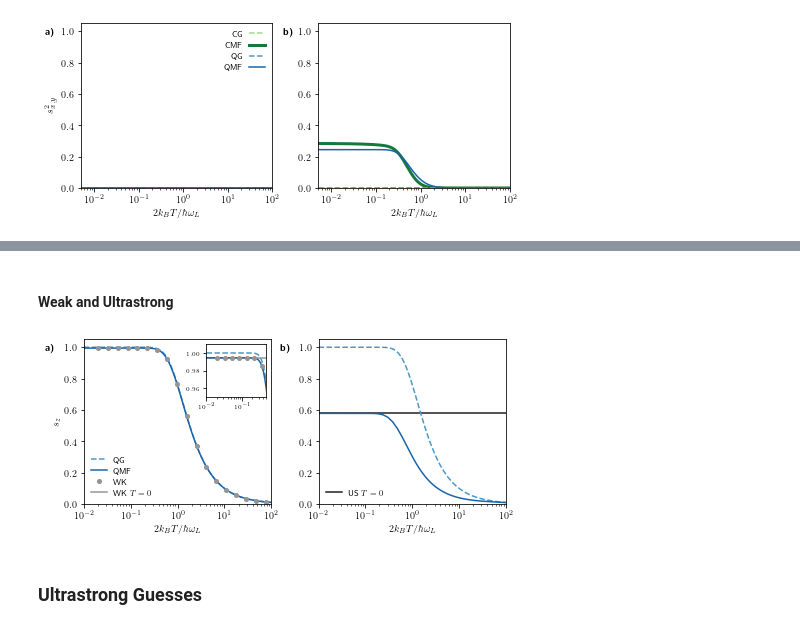
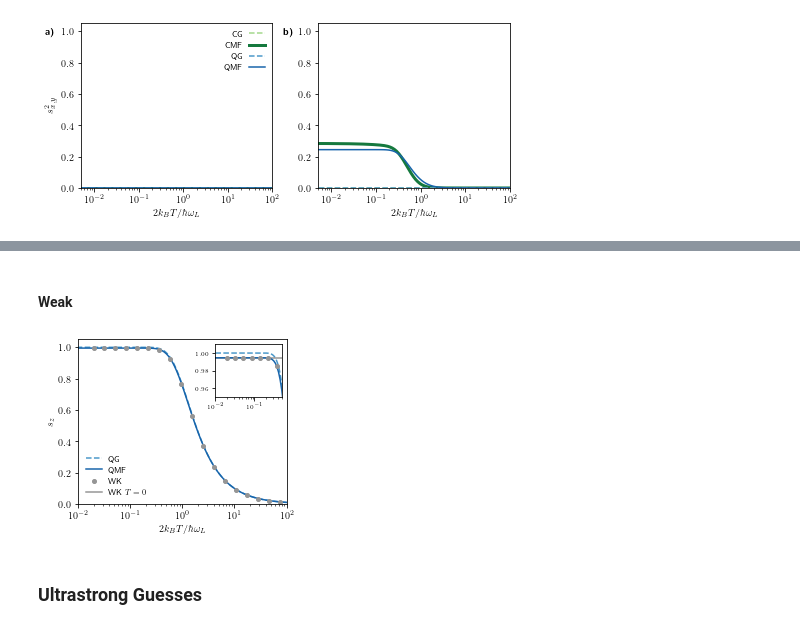
Before and after one commit to quantum-exeter/QuantumSpinDynamics, a Jupyter notebook: plot/plotStatics.ipynb, the cells around one changed output, grey strips where cells are left out. Cells and saved outputs as stored; diff of their text form; code cells hidden in the pictures.

Commit message:
sz vs. T graphs decluttered. Appendix graph produced with QD and TEMPO.

```diff
--- a/plot/plotStatics.ipynb
+++ b/plot/plotStatics.ipynb
@@ -271,61 +302,43 @@ plt.savefig('C://Users//crh222//Dropbox//PhD//1. 3D Project///Paper//Graphs//sxy
 # %% [markdown]
-#### Weak and Ultrastrong ####
+#### Weak ####
 # %%
-fig, ax = plt.subplots(1, 2, figsize=(6.75, 3))  #size in inches
+fig, ax = plt.subplots(1, 1, figsize=(3.75, 3))  #size in inches
 
 bcmap = plt.get_cmap('Blues')
 ocmap = plt.get_cmap('YlGn')
 rcmap = plt.get_cmap('Greys')
 
-ax[0].set_xlabel("$2k_B T/\hbar\omega_L$")
-ax[1].set_xlabel("$2k_B T/\hbar\omega_L$")
-ax[0].set_ylabel("$s_z$")
+ax.set_xlabel("$2k_B T/\hbar\omega_L$")
+ax.set_ylabel("$s_z$")
 
-for i in [0, 1]:
-        ax[i].set_xlim(1.0e-2, 1.0e2)
-        ax[i].set_ylim(0.0, 1.05)
-
-def clGibbs(T):
-    return(1/np.tanh(1/T) - T)
+ax.set_xlim(1.0e-2, 1.0e2)
+ax.set_ylim(0.0, 1.05)
 
 ##### Weak ######
 
-ax[0].semilogx(dataG_qu[:,0], dataG_qu[:,3], color=bcmap(0.6), linestyle='--', label='QG') # Gibbs
-ax[0].semilogx(data3D_MFGS_wk[:,0], data3D_MFGS_wk[:,1], color=bcmap(0.8), label='QMF') # MFGS
-ax[0].semilogx(2*data3D_wk[:,0], data3D_wk[:,1], 'o', markersize=4, label='WK', color=rcmap(0.5)) # Weak Approximation
+ax.semilogx(dataG_qu[:,0], dataG_qu[:,3], color=bcmap(0.6), linestyle='--', label='QG') # Gibbs
+ax.semilogx(data3D_MFGS_wk[:,0], data3D_MFGS_wk[:,1], color=bcmap(0.8), label='QMF') # MFGS
+ax.semilogx(2*data3D_wk[:,0], data3D_wk[:,1], 'o', markersize=4, label='WK', color=rcmap(0.5)) # Weak Approximation
 
-axins0 = inset_axes(ax[0], width="32%", height="32%", loc=1, borderpad=0.6)
+axins0 = inset_axes(ax, width="32%", height="32%", loc=1, borderpad=0.6)
 axins0.semilogx(dataG_qu[:,0], dataG_qu[:,3], color=bcmap(0.6), linestyle='--')
 axins0.axhline(0.9944940859343847, color=rcmap(0.5), label='WK $T=0$')
 axins0.semilogx(data3D_MFGS_wk[:,0], data3D_MFGS_wk[:,1], color=bcmap(0.8))
 axins0.semilogx(2*data3D_wk[:,0], data3D_wk[:,1], 'o', markersize=4, color=rcmap(0.5))
 
 axins0.tick_params(labelsize=6)
 
 axins0.set_xlim(1.0e-2, 0.5)
 axins0.set_ylim(0.95, 1.01)
 
-##### Ultrastrong #####
-
-ax[1].semilogx(dataG_qu[:,0], dataG_qu[:,3], color=bcmap(0.6), linestyle='--') # Gibbs
-ax[1].semilogx(data3D_MFGS_us_prmk[:,0], data3D_MFGS_us_prmk[:,1], color=bcmap(0.8)) # MFGS
-ax[1].axhline(1/np.sqrt(3), color=rcmap(0.9), label='US $T=0$', zorder=0)
-
-ax[0].text(0.15e-2, 0.98, '\\textbf{a)}')
-ax[1].text(0.15e-2, 0.98, '\\textbf{b)}')
-
-handles, labels = ax[0].get_legend_handles_labels()
-handles1, labels1 = axins0.get_legend_handles_labels()
-
-ax[0].legend(handles+handles1, labels+labels1, ncol=1, loc='lower left', frameon=False)
-ax[1].legend(ncol=1, loc='lower left', frameon=False)
+fig.legend(ncol=1, loc=(0.17, 0.2), frameon=False)
 
 fig.tight_layout(w_pad = 0.5)
 
-plt.savefig('/Users/charliehogg/Dropbox/PhD/1. 3D Project/Paper/Graphs/wk_us.pdf', dpi=300) # Export for Mac
-# plt.savefig('C://Users//crh222//Dropbox//PhD//1. 3D Project//Graphs//Paper//wk_us.pdf', dpi=300) # Export for Windows
+# plt.savefig('/Users/charliehogg/Dropbox/PhD/1. 3D Project/Paper/Graphs/wk.pdf', dpi=300) # Export for Mac
+plt.savefig('C://Users/crh222/Dropbox/PhD/1. 3D Project/Paper/Graphs/wk.pdf', dpi=300) # Export for Windows
 # %% [output]
-[figure, old version]
+[figure, new version]
 # %% [markdown]
 ### Ultrastrong Guesses ###
 # %%
```
Also changed, not shown: parts of 3 cells of this notebook.
